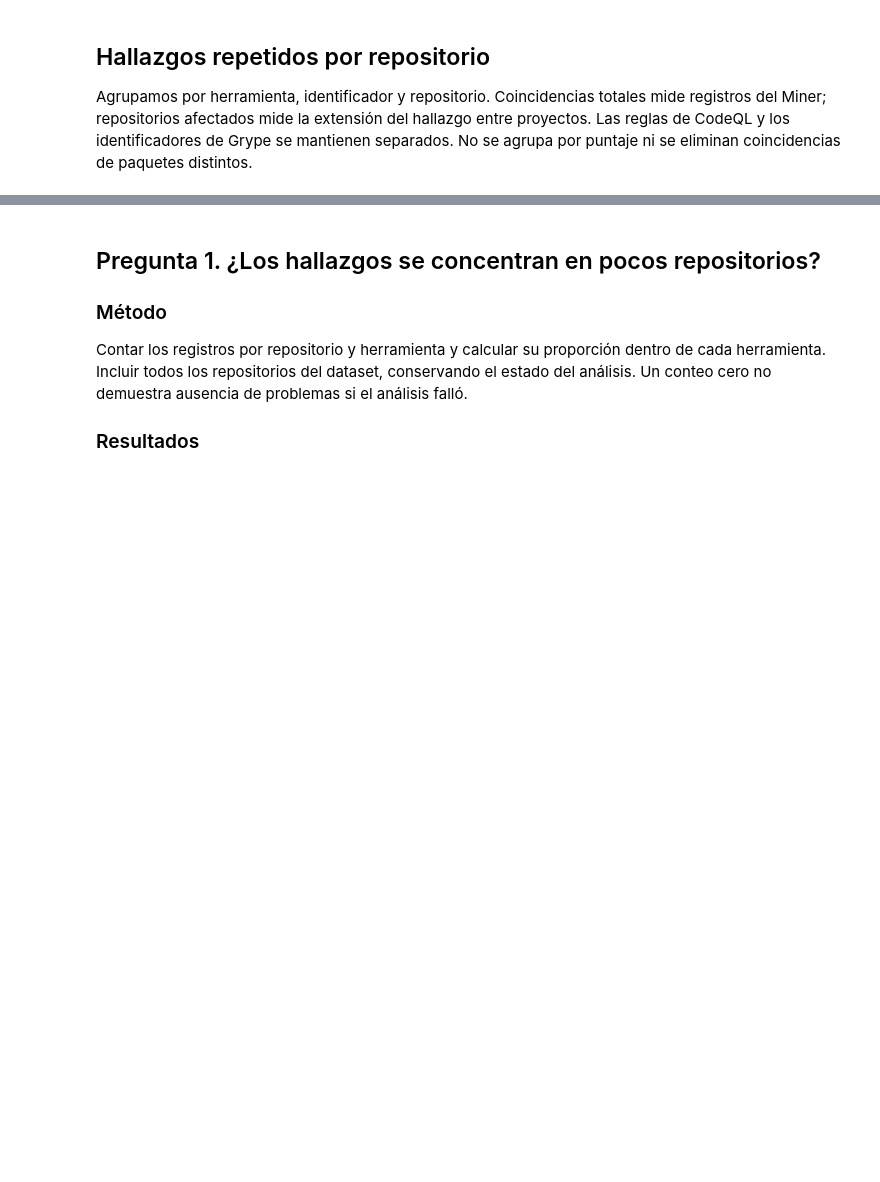
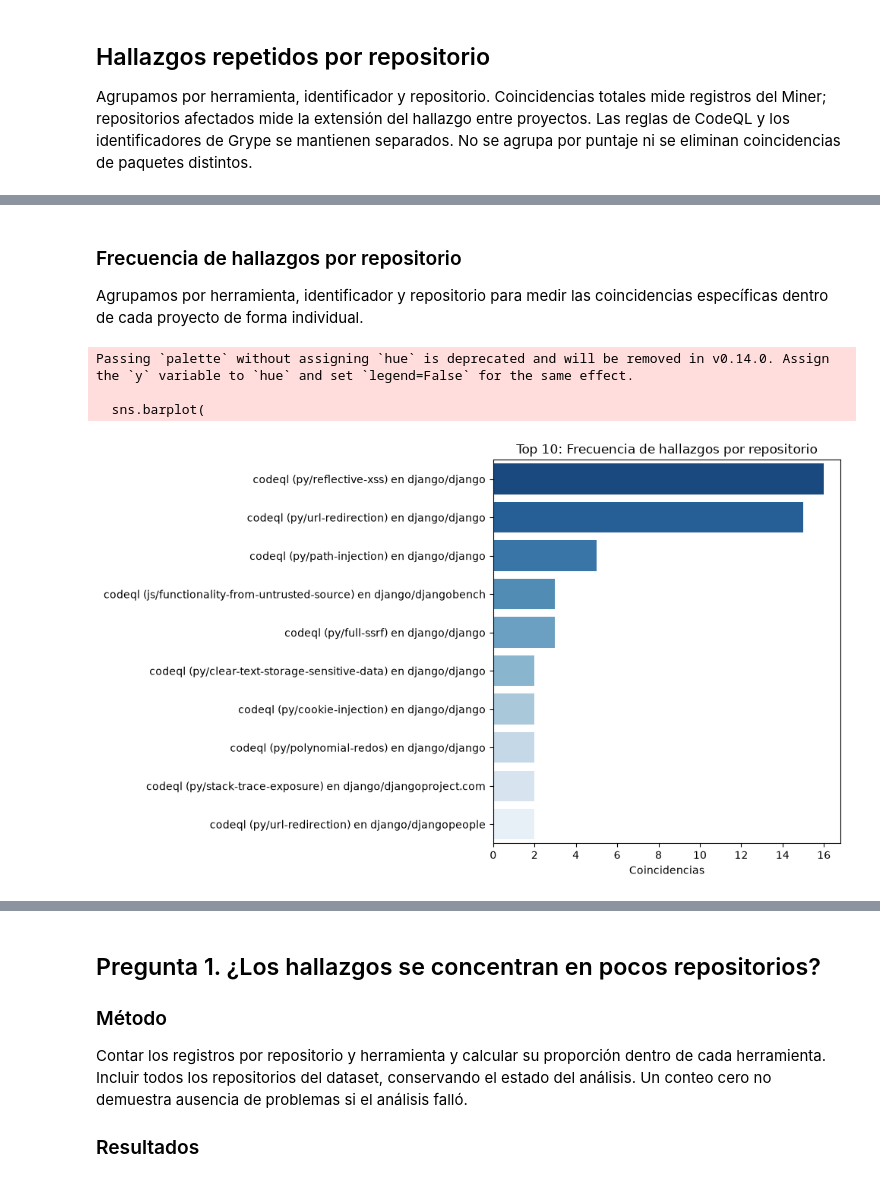
Before and after one commit to JaredDet/Vulnerabilidades, a Jupyter notebook: analyzer/notebooks/analyzer.ipynb, the cells around one changed output, grey strips where cells are left out. Drawn from its saved outputs; the diff is of its cells as text; code cells hidden in the pictures; blank space fills up the shorter version.

```diff
--- a/analyzer/notebooks/analyzer.ipynb
+++ b/analyzer/notebooks/analyzer.ipynb
@@ -296,0 +224,40 @@ display(matriz_hallazgos)
+# %% [markdown]
+### Frecuencia de hallazgos por repositorio
+Agrupamos por herramienta, identificador y repositorio para medir las coincidencias específicas dentro de cada proyecto de forma individual.
+# %%
+frecuencias = (
+    findings.groupby(['tool', 'vulnerability_id', 'repository'])
+    .size()
+    .rename('coincidencias')
+    .reset_index()
+    .sort_values(['coincidencias', 'tool', 'vulnerability_id', 'repository'], ascending=[False, True, True, True])
+)
+
+import matplotlib.pyplot as plt
+import seaborn as sns
+
+# Tomamos el top 10 de frecuencias
+top_frecuencias = frecuencias.head(10).copy()
+
+# Creamos una etiqueta combinada para que se entienda bien en el gráfico
+top_frecuencias['etiqueta'] = (
+    top_frecuencias['tool'] + ' (' + top_frecuencias['vulnerability_id'] + ') en ' + top_frecuencias['repository']
+)
+
+plt.figure(figsize=(10, 6))
+sns.barplot(
+    data=top_frecuencias,
+    x='coincidencias',
+    y='etiqueta',
+    palette='Blues_r'
+)
+plt.title('Top 10: Frecuencia de hallazgos por repositorio')
+plt.xlabel('Coincidencias')
+plt.ylabel('')
+plt.tight_layout()
+plt.show()
+# %% [output]
+Passing `palette` without assigning `hue` is deprecated and will be removed in v0.14.0. Assign the `y` variable to `hue` and set `legend=False` for the same effect.
+
+  sns.barplot(
+[figure, added]
```
Also changed, not shown: parts of 56 cells of this notebook, 1 other file.
